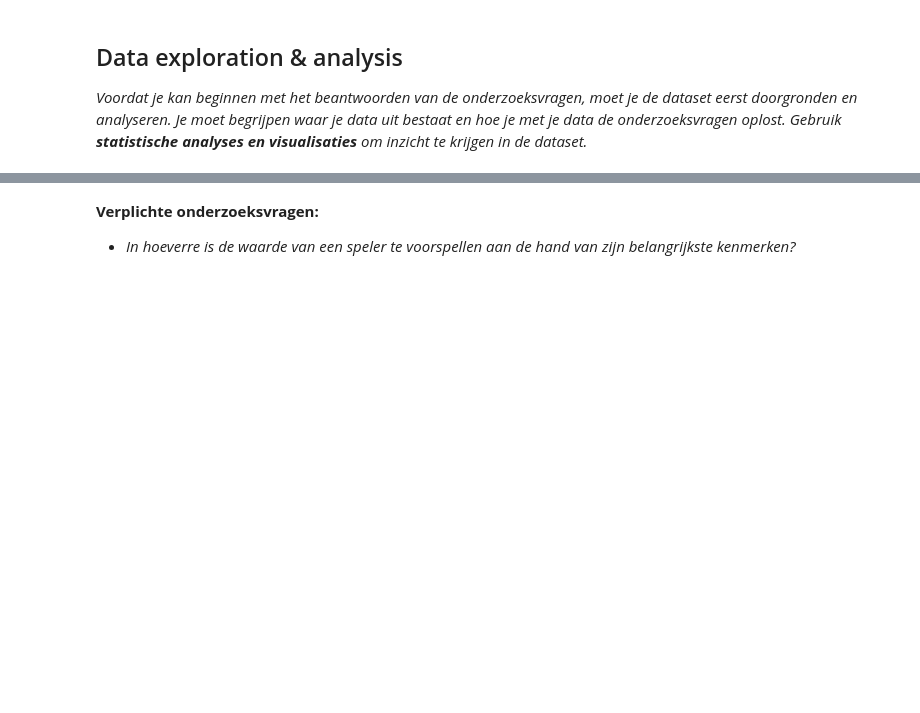
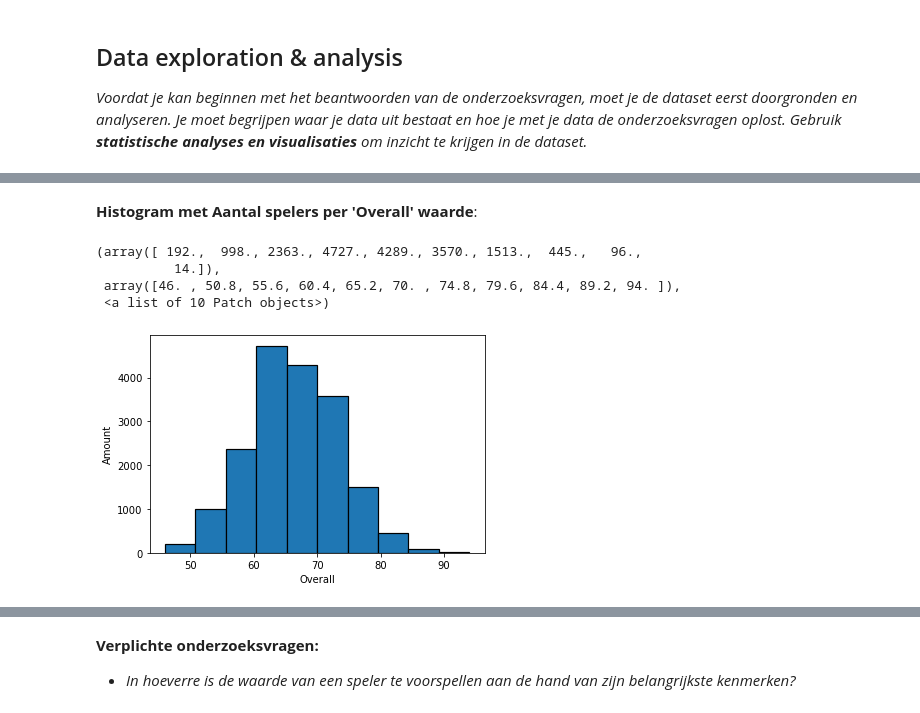
Before and after one commit to Redouanelh/casusopdracht, a Jupyter notebook: fifa19/casusopdracht_onderzoeksvragen.ipynb, the cells around one changed output, grey strips where cells are left out. Saved outputs shown, nothing was run; the diff lists cells and outputs as text; code cells hidden in the pictures; blank space fills up the shorter version.

```diff
--- a/fifa19/casusopdracht_onderzoeksvragen.ipynb
+++ b/fifa19/casusopdracht_onderzoeksvragen.ipynb
@@ -117,0 +153,2 @@ fifa_source.columns
+# %%
+fifa_source.fillna(0, inplace=True)
@@ -132,0 +194,13 @@ Gebruik <b>statistische analyses en visualisaties</b> om inzicht te krijgen in d
+# %% [markdown]
+<b>Histogram met Aantal spelers per 'Overall' waarde</b>:
+# %%
+histogram = plt.hist(fifa_source['Overall'], edgecolor='black', linewidth=1.2)
+plt.xlabel('Overall')
+plt.ylabel('Amount')
+histogram
+# %% [output]
+(array([ 192.,  998., 2363., 4727., 4289., 3570., 1513.,  445.,   96.,
+          14.]),
+ array([46. , 50.8, 55.6, 60.4, 65.2, 70. , 74.8, 79.6, 84.4, 89.2, 94. ]),
+ <a list of 10 Patch objects>)
+[figure, added]
```
Also changed, not shown: parts of 31 cells of this notebook, 1 other file.
